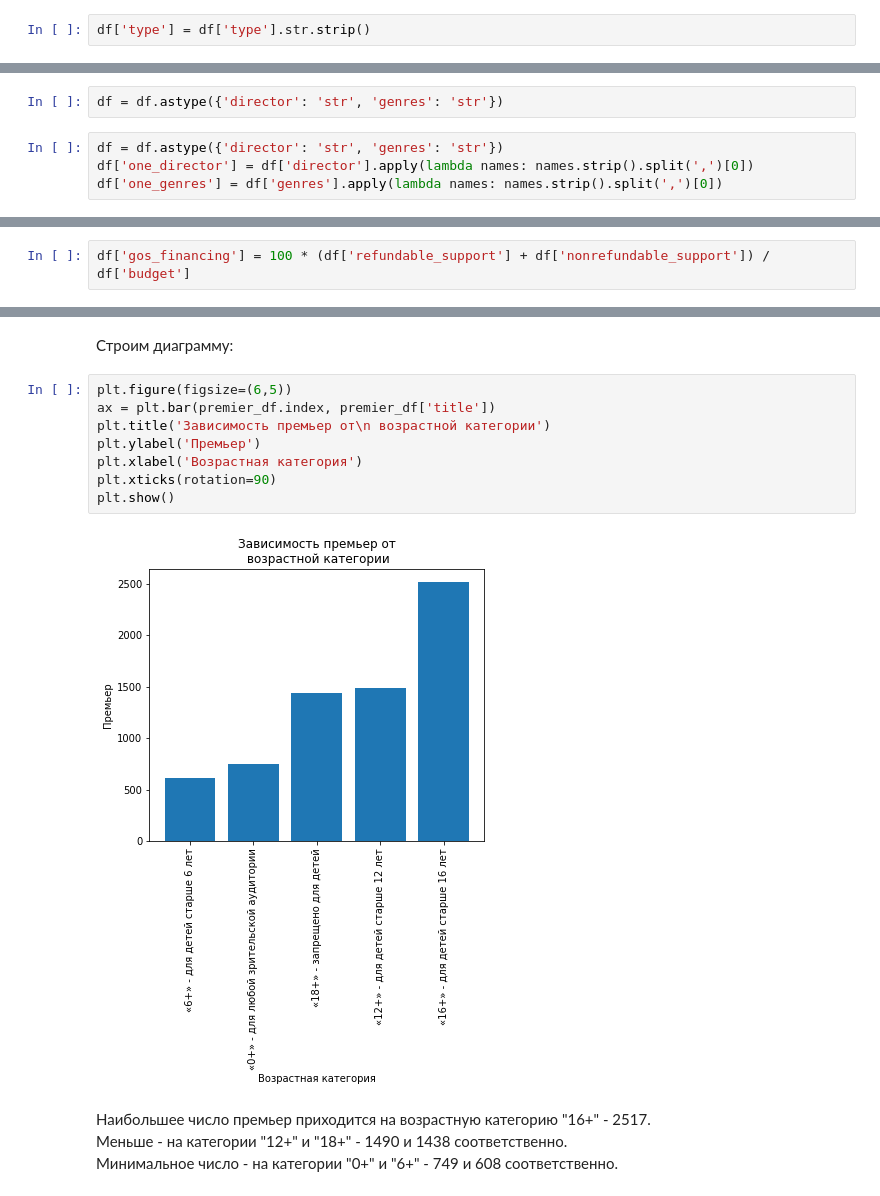
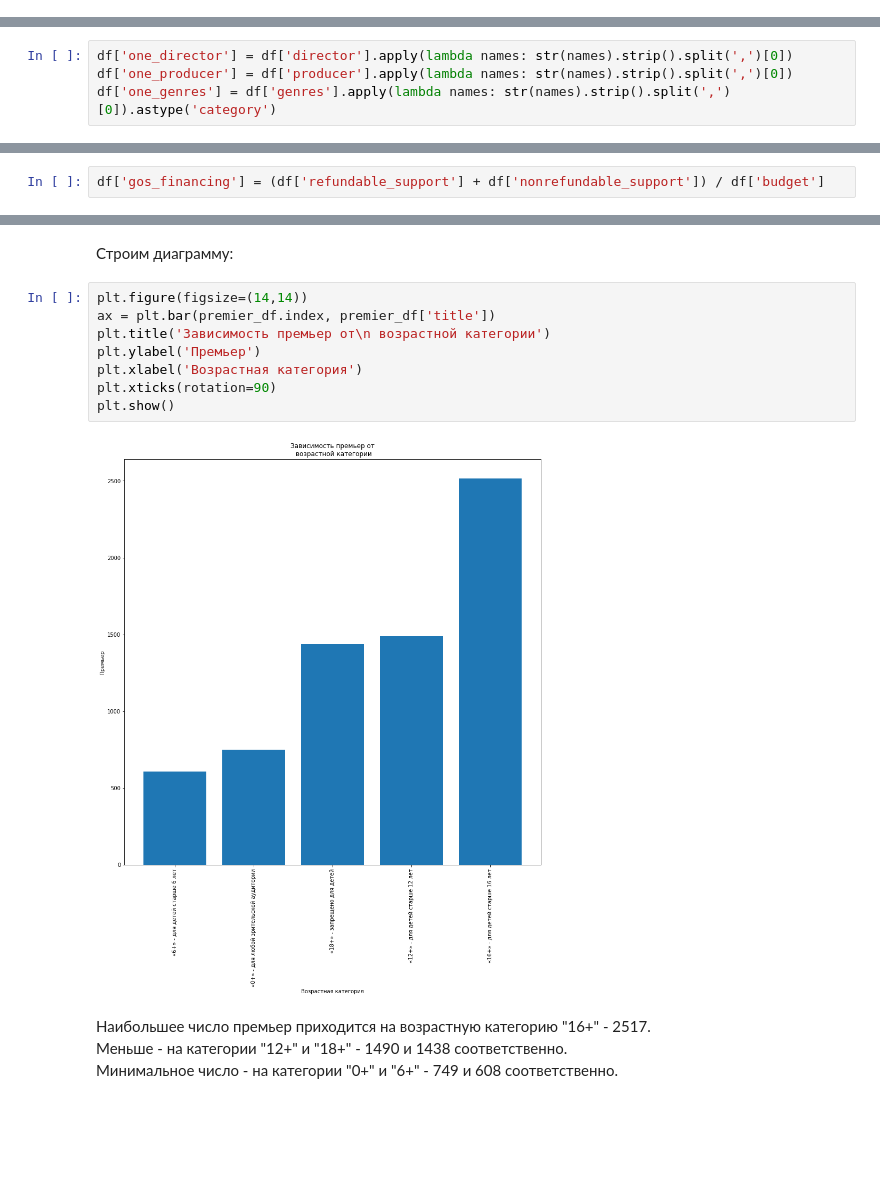
Before and after one commit to bondiq1982/yandex-projects, a Jupyter notebook: moves/moves.ipynb, the cells around one changed output, grey strips where cells are left out. Cells and saved outputs as stored; diff of their text form; blank space fills up the shorter version.

```diff
--- a/moves/moves.ipynb
+++ b/moves/moves.ipynb
@@ -671,2 +621,0 @@ ____________________________________________
-# %%
-df['type'] = df['type'].str.strip()
@@ -759,9 +693,7 @@ memory usage: 1.1+ MB
-# %%
-df = df.astype({'director': 'str', 'genres': 'str'})
 # %%
-df = df.astype({'director': 'str', 'genres': 'str'})
-df['one_director'] = df['director'].apply(lambda names: names.strip().split(',')[0])
-df['one_genres'] = df['genres'].apply(lambda names: names.strip().split(',')[0])
+df['one_director'] = df['director'].apply(lambda names: str(names).strip().split(',')[0])
+df['one_producer'] = df['producer'].apply(lambda names: str(names).strip().split(',')[0])
+df['one_genres'] = df['genres'].apply(lambda names: str(names).strip().split(',')[0]).astype('category')
 # %% [markdown]
 Выводим случайные 5 строк таблицы:
 # %%
@@ -781,7 +713,7 @@ df.sample(n=5, random_state=1)
 # %% [markdown]
 Добавляем в таблицу столбец "gos_financing", в которой указываем долю государственной поддержкой в бюджете фильма:
 # %%
-df['gos_financing'] = 100 * (df['refundable_support'] + df['nonrefundable_support']) / df['budget']
+df['gos_financing'] = (df['refundable_support'] + df['nonrefundable_support']) / df['budget']
 # %% [markdown]
 Для проверки выводим пять строк с добавленными значениями:
 # %%
@@ -901,15 +843,15 @@ premier_df
 # %% [markdown]
 Строим диаграмму:
 # %%
-plt.figure(figsize=(6,5))
+plt.figure(figsize=(14,14))
 ax = plt.bar(premier_df.index, premier_df['title'])
 plt.title('Зависимость премьер от\n возрастной категории')
 plt.ylabel('Премьер')
 plt.xlabel('Возрастная категория')
 plt.xticks(rotation=90)
 plt.show()
 # %% [output]
-[figure, old version]
+[figure, new version]
 # %% [markdown]
 Наибольшее число премьер приходится на возрастную категорию "16+" - 2517.
 Меньше - на категории "12+" и "18+" - 1490 и 1438 соответственно.
```
Also changed, not shown: parts of 109 cells of this notebook.
